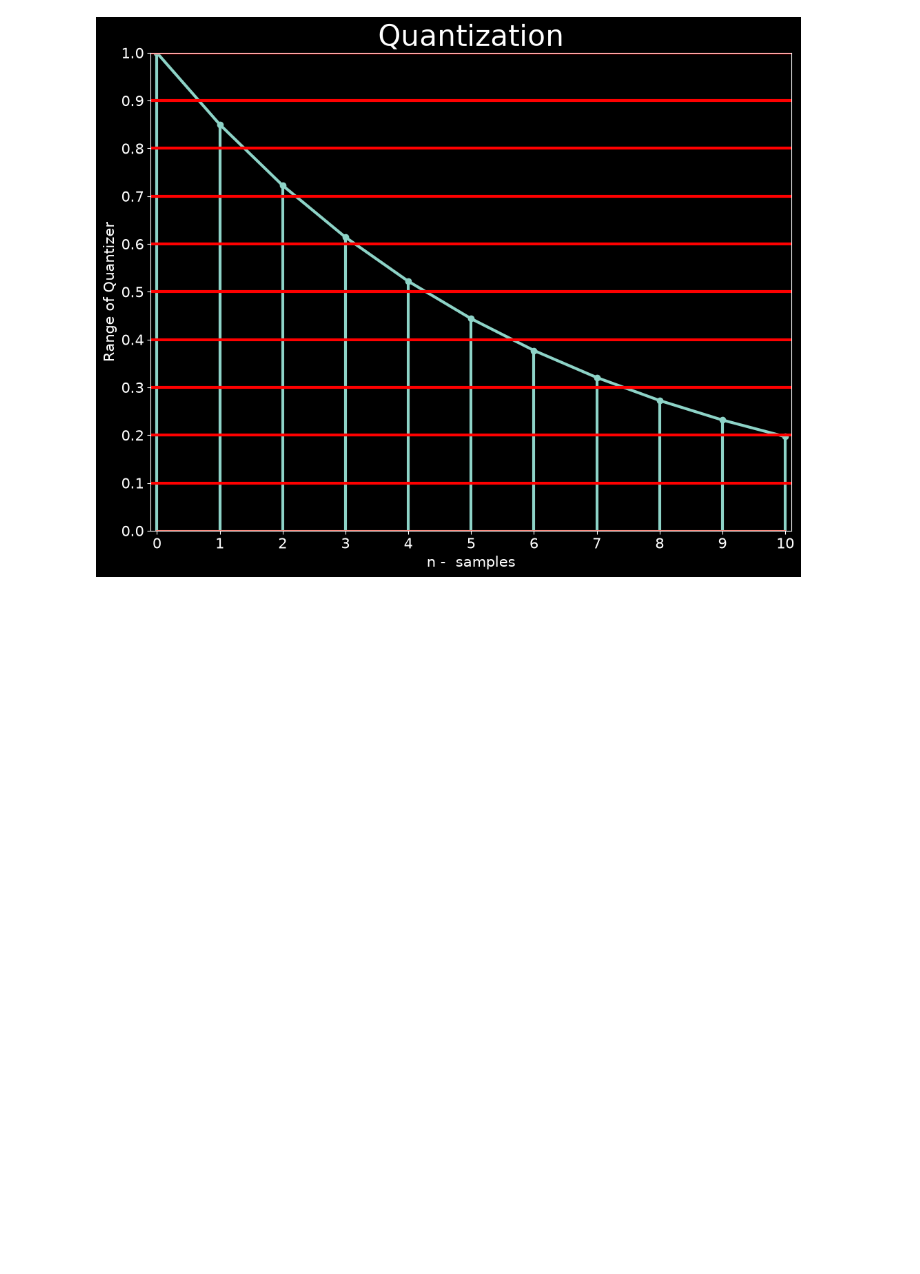
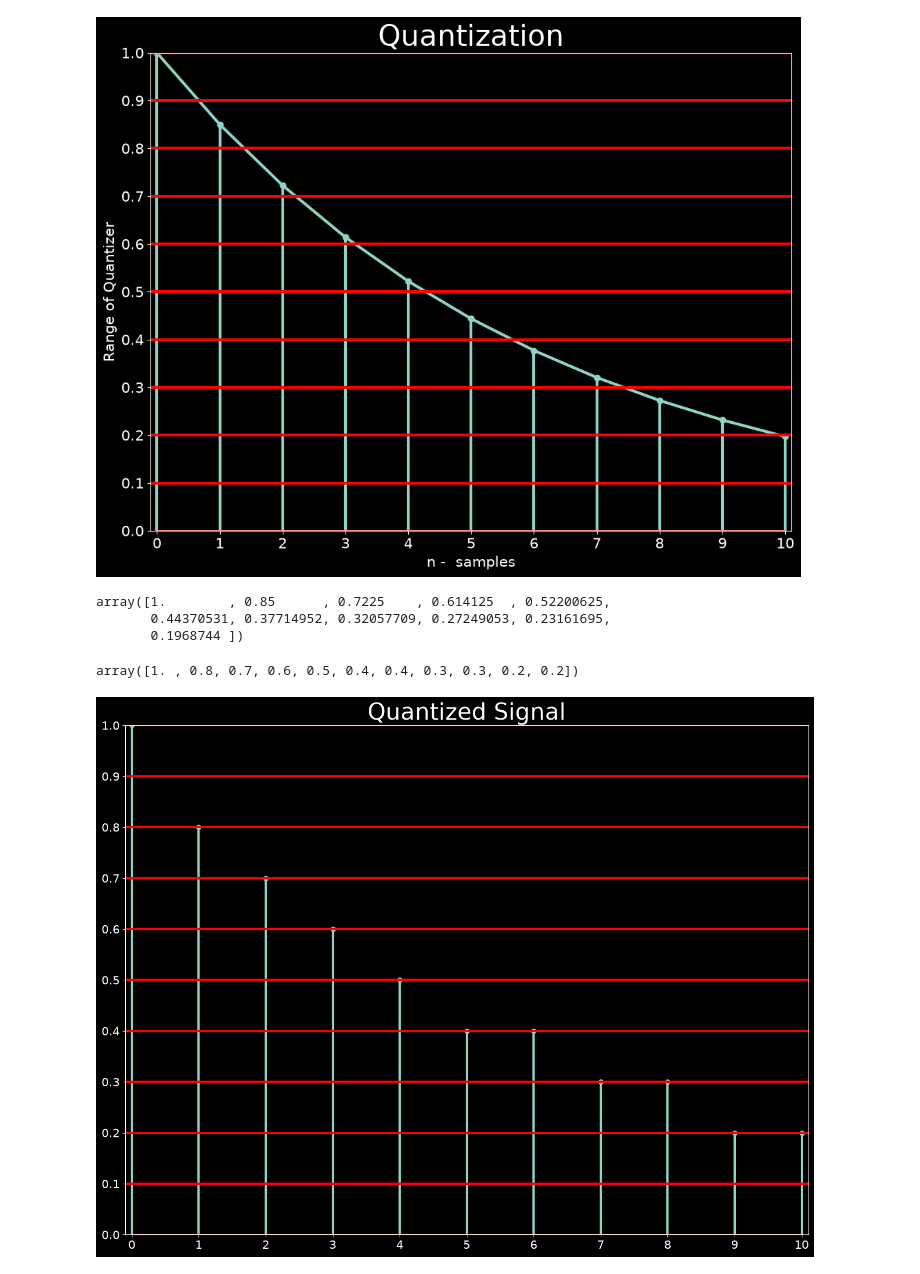
Before and after one commit to pavlovskakristina/SignalAndImageProcessing, a Jupyter notebook: Fundamentals_SignalProcessing/ADConversion.ipynb, the cells around one changed output. Cells and saved outputs as stored; diff of their text form; code cells hidden in the pictures; blank space fills up the shorter version.

Commit message:
Quantized Signal [xq]

```diff
--- a/Fundamentals_SignalProcessing/ADConversion.ipynb
+++ b/Fundamentals_SignalProcessing/ADConversion.ipynb
@@ -89,3 +89,46 @@ plt.axhline(y=1, xmin=0, xmax=10, color='r', linewidth=3.0)
 plt.show()
 # %% [output]
 [figure]
+# %%
+# our discrete signal = x = (0.85)^n
+x
+# %% [output]
+array([1.        , 0.85      , 0.7225    , 0.614125  , 0.52200625,
+       0.44370531, 0.37714952, 0.32057709, 0.27249053, 0.23161695,
+       0.1968744 ])
+# %%
+xq = np.around(x, 1)
+xq # quantized signal
+# %% [output]
+array([1. , 0.8, 0.7, 0.6, 0.5, 0.4, 0.4, 0.3, 0.3, 0.2, 0.2])
+# %%
+
+# Plotting Quantized Signal
+
+plt.figure(figsize=(16, 12)) # setting the size of figure
+plt.title('Quantized Signal', fontsize = 30)
+style.use('dark_background') # changing the background color to black
+plt.rcParams['xtick.labelsize'] = 15
+plt.rcParams['ytick.labelsize'] = 15
+markerline, stemlines, baseline = plt.stem(n, xq)
+plt.setp(stemlines, 'linewidth', 3)
+
+
+plt.xticks([0, 1, 2, 3, 4, 5, 6, 7, 8, 9, 10])
+plt.yticks([0.0, 0.1, 0.2, 0.3, 0.4, 0.5, 0.6, 0.7, 0.8, 0.9, 1.0])
+plt.axis([-0.1, 10.1, 0, 1])
+
+plt.axhline(y=0.1, xmin=0, xmax=10, color='r', linewidth=3.0)
+plt.axhline(y=0.2, xmin=0, xmax=10, color='r', linewidth=3.0)
+plt.axhline(y=0.3, xmin=0, xmax=10, color='r', linewidth=3.0)
+plt.axhline(y=0.4, xmin=0, xmax=10, color='r', linewidth=3.0)
+plt.axhline(y=0.5, xmin=0, xmax=10, color='r', linewidth=3.0)
+plt.axhline(y=0.6, xmin=0, xmax=10, color='r', linewidth=3.0)
+plt.axhline(y=0.7, xmin=0, xmax=10, color='r', linewidth=3.0)
+plt.axhline(y=0.8, xmin=0, xmax=10, color='r', linewidth=3.0)
+plt.axhline(y=0.9, xmin=0, xmax=10, color='r', linewidth=3.0)
+plt.axhline(y=1, xmin=0, xmax=10, color='r', linewidth=3.0)
+
+plt.show()
+# %% [output]
+[figure, added]
```
Also changed, not shown: parts of 1 cell of this notebook.
